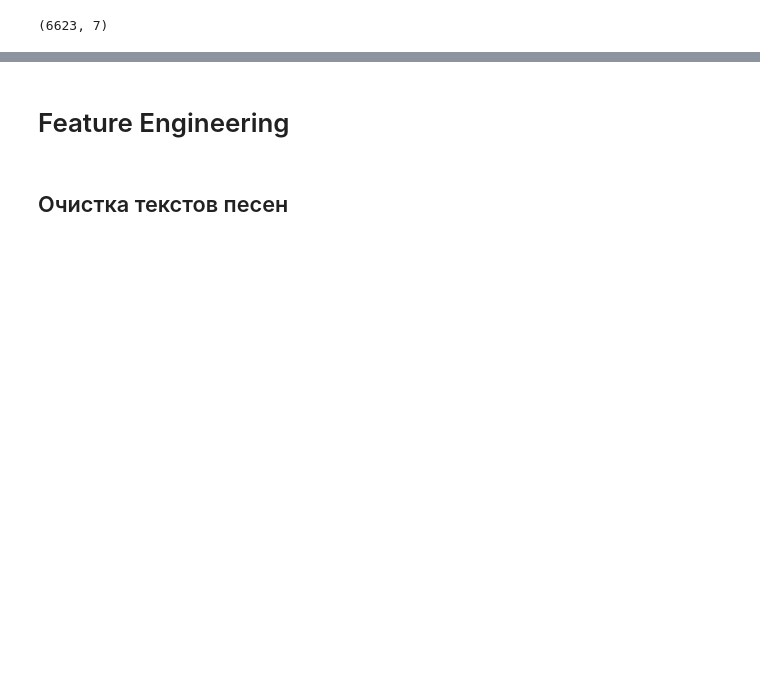
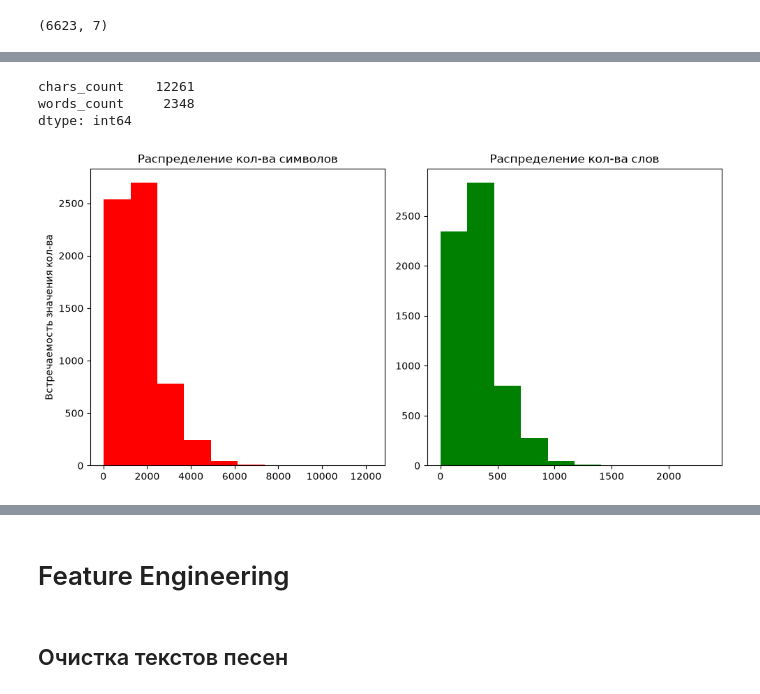
Before and after one commit to PieceOfBulka/gp5, a Jupyter notebook: dataset_forming/kaggle_dataset_eda.ipynb, the cells around one changed output, grey strips where cells are left out. Cells and saved outputs as stored; diff of their text form; code cells hidden in the pictures; blank space fills up the shorter version.

```diff
--- a/dataset_forming/kaggle_dataset_eda.ipynb
+++ b/dataset_forming/kaggle_dataset_eda.ipynb
@@ -369,0 +378,3 @@ df.shape
+# %%
+df['chars_count'] = df['lyrics'].str.strip().str.len()
+df['words_count'] = df['lyrics'].str.strip().str.split().str.len()
@@ -369,0 +409,17 @@ df.shape
+# %%
+df[['chars_count','words_count']].max()
+# %% [output]
+chars_count    12261
+words_count     2348
+dtype: int64
+# %%
+fig,ax=plt.subplots(1,2,figsize=(10,5))
+ax[0].hist(df['chars_count'],color='red')
+ax[0].set_title('Распределение кол-ва символов')
+ax[0].set_ylabel('Встречаемость значения кол-ва')
+ax[1].hist(df['words_count'],color='green')
+ax[1].set_title('Распределение кол-ва слов')
+
+plt.tight_layout()
+# %% [output]
+[figure, added]
```
Also changed, not shown: parts of 24 cells of this notebook, 3 other files.
